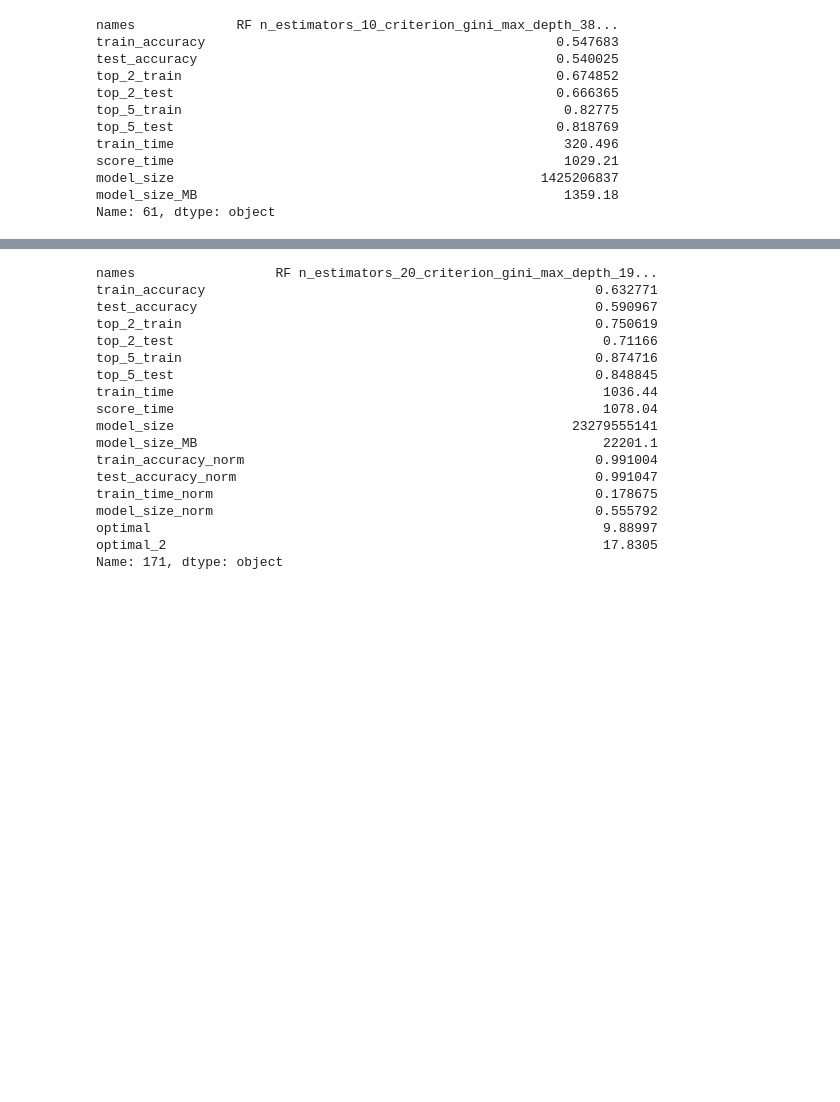
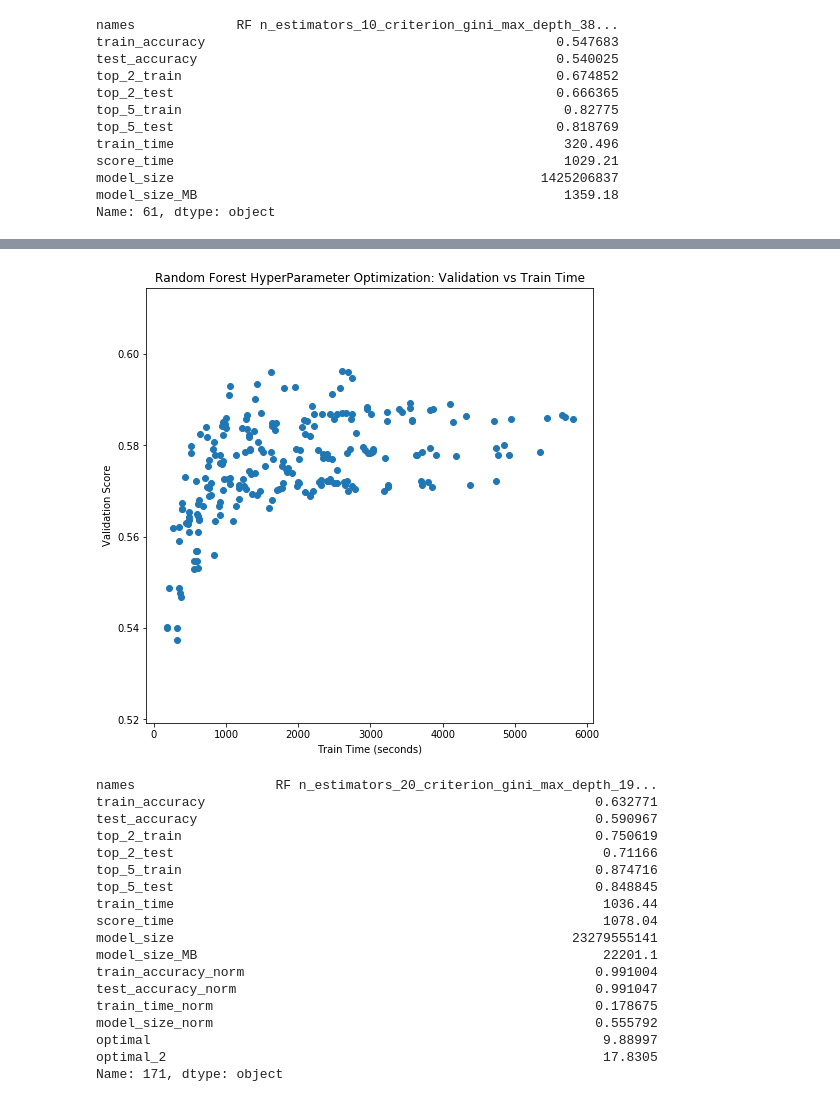
Before and after one commit to teliov/thesis-notebooks, a Jupyter notebook: 00_results_eval/rf_grid_search.ipynb, the cells around one changed output, grey strips where cells are left out. Cells and saved outputs as stored; diff of their text form; code cells hidden in the pictures; blank space fills up the shorter version.

```diff
--- a/00_results_eval/rf_grid_search.ipynb
+++ b/00_results_eval/rf_grid_search.ipynb
@@ -163,3 +174,15 @@ axes.scatter(model_size, test_acc)
+# %%
+fig1, axes = plt.subplots()
+axes.set_title("Random Forest HyperParameter Optimization: Validation vs Train Time")
+axes.set_xlabel("Train Time (seconds)")
+axes.set_ylabel("Validation Score")
+train_time = df.train_time
+axes.scatter(train_time, test_acc)
+fig1.set_size_inches(8, 8)
+figname = os.path.join(output_dir, "rf_hyper_pareto_val_time.pdf")
+fig1.savefig(figname)
+# %% [output]
+[figure, added]
 # %%
 df_top_6 = df[df.test_accuracy >= 0.59]
 # %%
```
Also changed, not shown: parts of 6 cells of this notebook, 3 other files.
